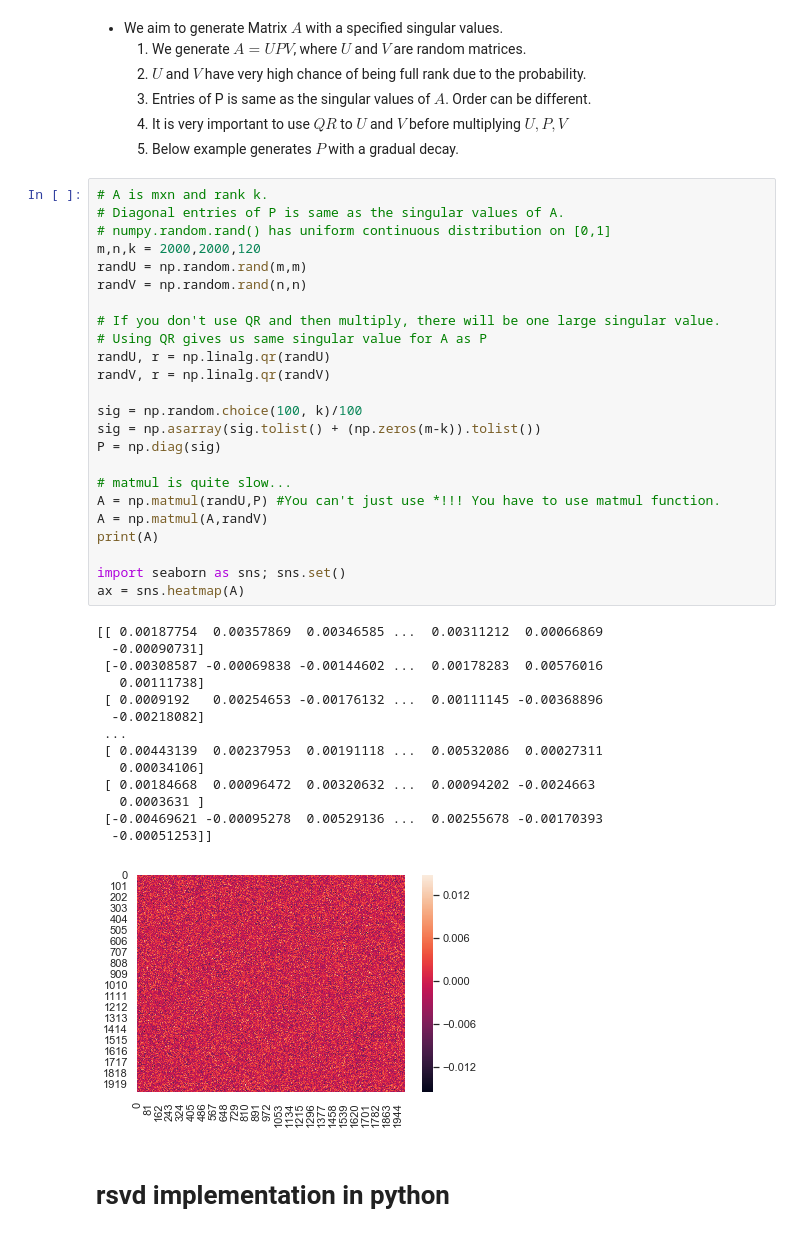
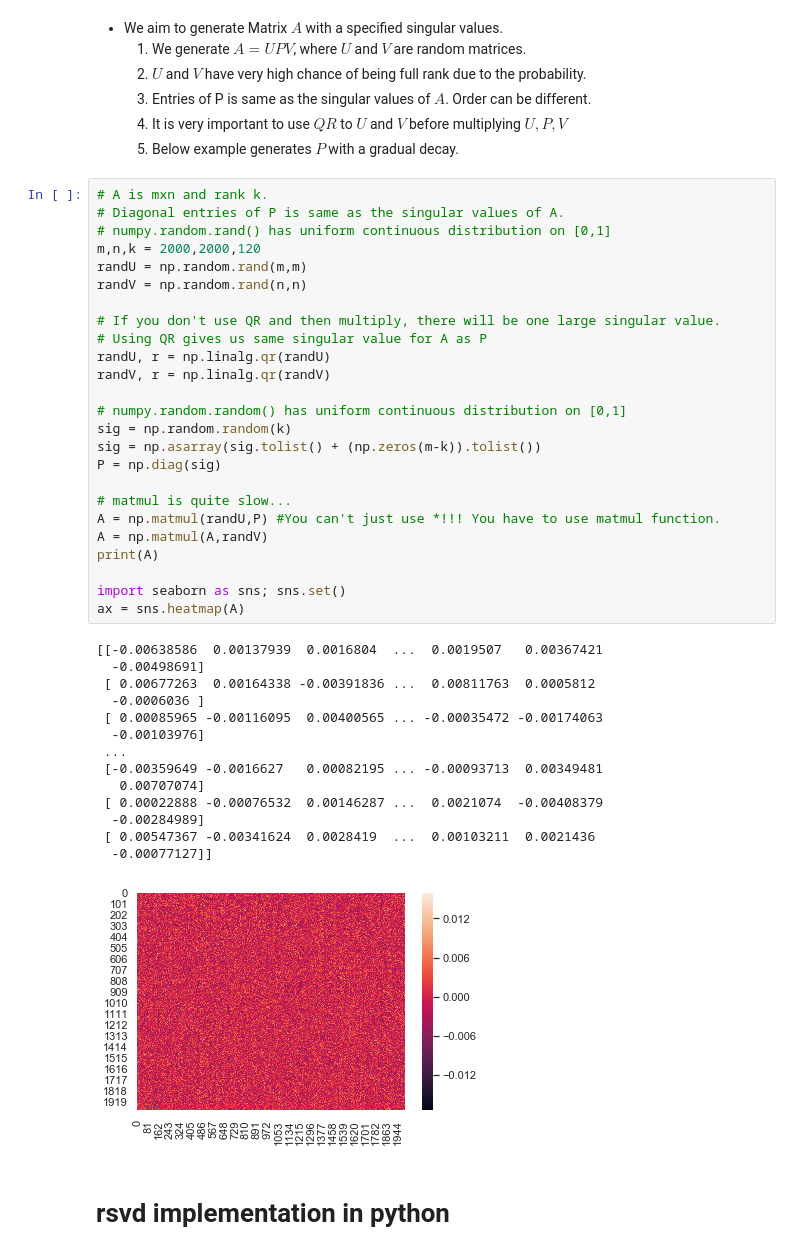
Before and after one commit to seho0808/randomizedSVD, a Jupyter notebook: rsvd in python.ipynb, the cells around one changed output. Drawn from its saved outputs; the diff is of its cells as text.

```diff
--- a/rsvd in python.ipynb
+++ b/rsvd in python.ipynb
@@ -19,42 +19,43 @@ import time
 # %%
 # A is mxn and rank k.
 # Diagonal entries of P is same as the singular values of A.
 # numpy.random.rand() has uniform continuous distribution on [0,1]
 m,n,k = 2000,2000,120
 randU = np.random.rand(m,m)
 randV = np.random.rand(n,n)
 
 # If you don't use QR and then multiply, there will be one large singular value.
 # Using QR gives us same singular value for A as P
 randU, r = np.linalg.qr(randU)
 randV, r = np.linalg.qr(randV)
 
-sig = np.random.choice(100, k)/100
+# numpy.random.random() has uniform continuous distribution on [0,1]
+sig = np.random.random(k)
 sig = np.asarray(sig.tolist() + (np.zeros(m-k)).tolist())
 P = np.diag(sig)
 
 # matmul is quite slow...
 A = np.matmul(randU,P) #You can't just use *!!! You have to use matmul function.
 A = np.matmul(A,randV)
 print(A)
 
 import seaborn as sns; sns.set()
 ax = sns.heatmap(A)
 # %% [output]
-[[ 0.00187754  0.00357869  0.00346585 ...  0.00311212  0.00066869
-  -0.00090731]
- [-0.00308587 -0.00069838 -0.00144602 ...  0.00178283  0.00576016
-   0.00111738]
- [ 0.0009192   0.00254653 -0.00176132 ...  0.00111145 -0.00368896
-  -0.00218082]
+[[-0.00638586  0.00137939  0.0016804  ...  0.0019507   0.00367421
+  -0.00498691]
+ [ 0.00677263  0.00164338 -0.00391836 ...  0.00811763  0.0005812
+  -0.0006036 ]
+ [ 0.00085965 -0.00116095  0.00400565 ... -0.00035472 -0.00174063
+  -0.00103976]
  ...
- [ 0.00443139  0.00237953  0.00191118 ...  0.00532086  0.00027311
-   0.00034106]
- [ 0.00184668  0.00096472  0.00320632 ...  0.00094202 -0.0024663
-   0.0003631 ]
- [-0.00469621 -0.00095278  0.00529136 ...  0.00255678 -0.00170393
-  -0.00051253]]
+ [-0.00359649 -0.0016627   0.00082195 ... -0.00093713  0.00349481
+   0.00707074]
+ [ 0.00022888 -0.00076532  0.00146287 ...  0.0021074  -0.00408379
+  -0.00284989]
+ [ 0.00547367 -0.00341624  0.0028419  ...  0.00103211  0.0021436
+  -0.00077127]]
-[figure, old version]
+[figure, new version]
 # %% [markdown]
 # rsvd implementation in python
 # %% [markdown]
```
Also changed, not shown: parts of 12 cells of this notebook.
